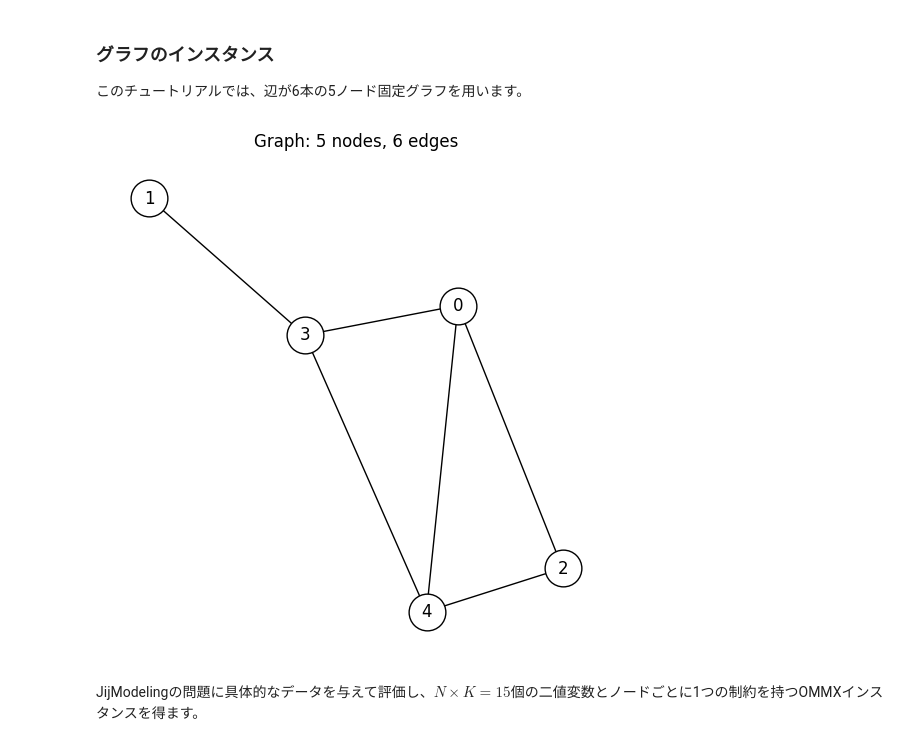
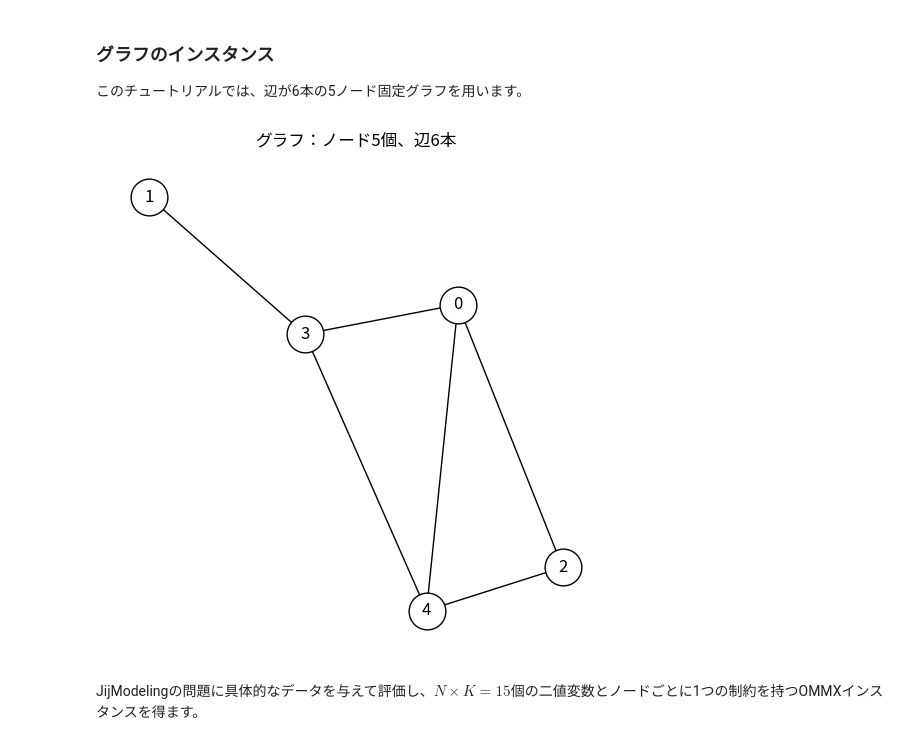
Before and after one commit to baptistechev/Qamomile, a Jupyter notebook: docs/ja/algorithm/aoa_coloring_problem.ipynb, the cells around one changed output. Drawn from its saved outputs; the diff is of its cells as text; code cells hidden in the pictures.

```diff
--- a/docs/ja/algorithm/aoa_coloring_problem.ipynb
+++ b/docs/ja/algorithm/aoa_coloring_problem.ipynb
@@ -33,6 +33,20 @@ from qamomile.circuit.algorithm.qaoa import ising_cost
 from qamomile.circuit.stdlib.state_preparation import prepare_dicke
 from qamomile.optimization.aoa import AOAConverter
 from qamomile.qiskit import QiskitTranspiler
+
+# グラフの日本語ラベル用フォント（インストール済みの最初のフォントが使われます）。
+JP_FONT = {
+    "font.family": "sans-serif",
+    "font.sans-serif": [
+        "Noto Sans CJK JP",
+        "IPAexGothic",
+        "Hiragino Sans",
+        "Yu Gothic",
+        "Meiryo",
+        "DejaVu Sans",
+    ],
+    "axes.unicode_minus": False,
+}
 # %% [markdown]
 ## 背景
 
@@ -108,28 +122,29 @@ $$
 # %%
 num_nodes = 5
 num_colors = 3
 edge_list = [(0, 2), (0, 3), (0, 4), (1, 3), (2, 4), (3, 4)]
 
 G = nx.Graph()
 G.add_nodes_from(range(num_nodes))
 G.add_edges_from(edge_list)
 assert G.number_of_nodes() == num_nodes
 assert G.number_of_edges() == len(edge_list)
 
 pos = nx.spring_layout(G, seed=1)
-plt.figure(figsize=(5, 5))
-nx.draw(
-    G,
-    pos,
-    with_labels=True,
-    node_color="white",
-    node_size=700,
-    edgecolors="black",
-)
-plt.title(f"Graph: {G.number_of_nodes()} nodes, {G.number_of_edges()} edges")
-plt.show()
+with plt.rc_context(JP_FONT):
+    plt.figure(figsize=(5, 5))
+    nx.draw(
+        G,
+        pos,
+        with_labels=True,
+        node_color="white",
+        node_size=700,
+        edgecolors="black",
+    )
+    plt.title(f"グラフ：ノード{G.number_of_nodes()}個、辺{G.number_of_edges()}本")
+    plt.show()
 # %% [output]
-[figure, old version]
+[figure, new version]
 # %% [markdown]
 JijModelingの問題に具体的なデータを与えて評価し、$N \times K = 15$個の二値変数とノードごとに1つの制約を持つOMMXインスタンスを得ます。
 # %%
```
Also changed, not shown: parts of 3 cells of this notebook, 1 other file.
